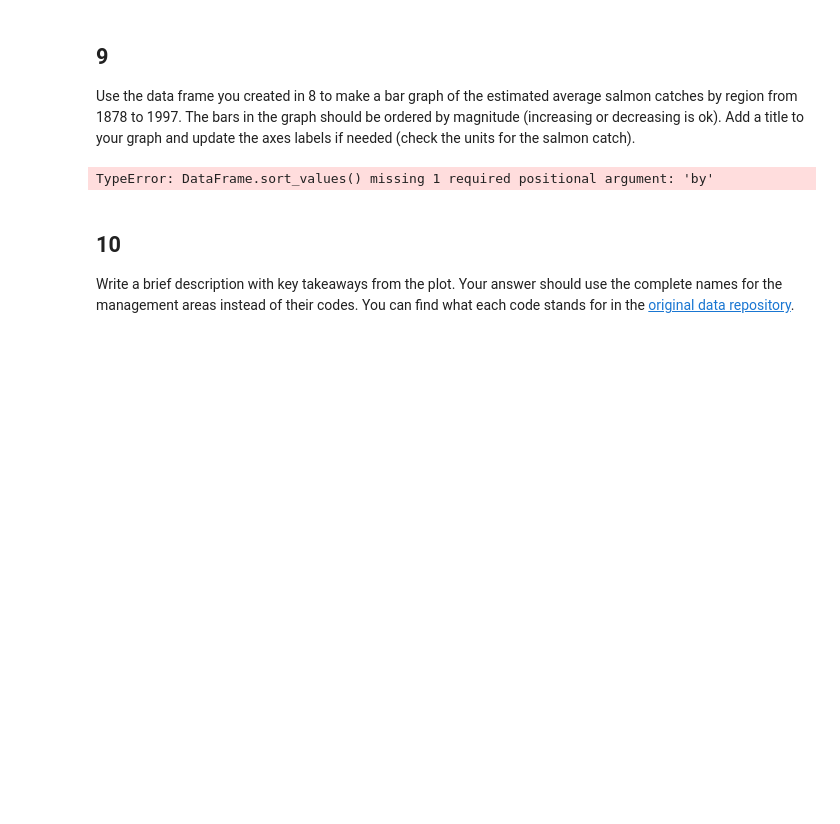
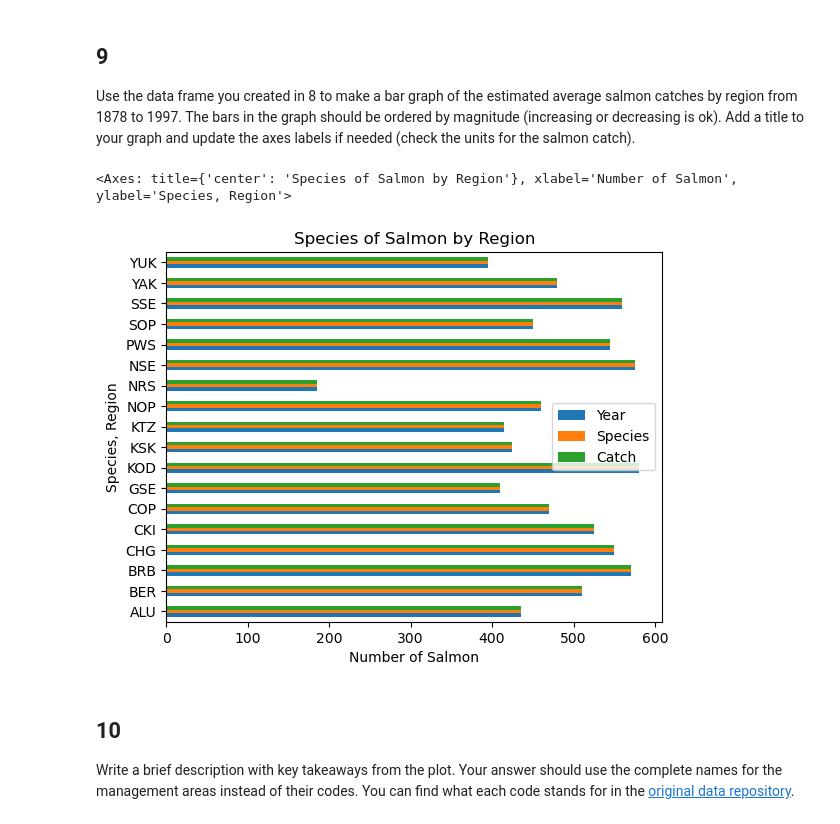
Before and after one commit to eowen19/eds220-hwk2, a Jupyter notebook: task2/hwk2-task2-salmon.ipynb, the cells around one changed output. Saved outputs shown, nothing was run; the diff lists cells and outputs as text; code cells hidden in the pictures; blank space fills up the shorter version.

Commit message:
bar plot

```diff
--- a/task2/hwk2-task2-salmon.ipynb
+++ b/task2/hwk2-task2-salmon.ipynb
@@ -267,11 +276,13 @@ Use the data frame you created in 8 to make a bar graph of the estimated average
 # %%
-(avg_region.sort_values()
+(catch_data.groupby(['Region']).count()
     .plot(kind='barh',
              title = 'Species of Salmon by Region',
              xlabel = 'Number of Salmon',
-             ylabel = 'Species, Region'))
+             ylabel = 'Species, Region')
+)
 # %% [output]
-TypeError: DataFrame.sort_values() missing 1 required positional argument: 'by'
+<Axes: title={'center': 'Species of Salmon by Region'}, xlabel='Number of Salmon', ylabel='Species, Region'>
+[figure, added]
 # %% [markdown]
 <!-- END QUESTION -->
 
```
Also changed, not shown: parts of 1 cell of this notebook.
